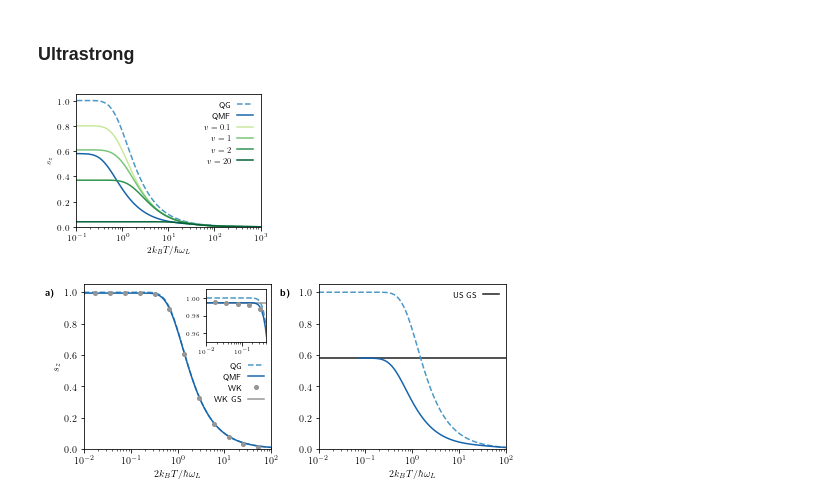
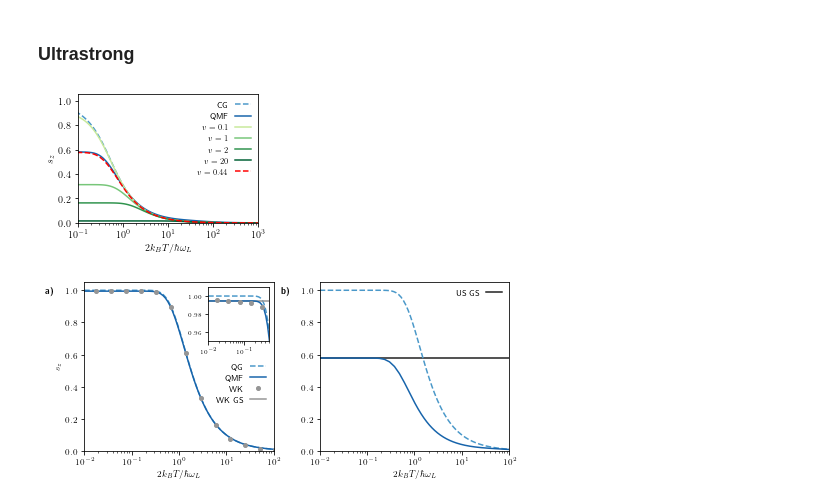
Before and after one commit to quantum-exeter/QuantumSpinDynamics, a Jupyter notebook: plot/plotStatics.ipynb, the cells around one changed output. Saved outputs shown, nothing was run; the diff lists cells and outputs as text; code cells hidden in the pictures.

```diff
--- a/plot/plotStatics.ipynb
+++ b/plot/plotStatics.ipynb
@@ -446,6 +446,9 @@ ax.set_ylabel("$s_z$")
 ax.set_xlim(1.0e-1, 1.0e3)
 ax.set_ylim(0.0, 1.05)
 
+def clGibbs(T):
+    return(1/np.tanh(1/T) - T)
+
 def exponent(v, T):
     return(1/((v/T)*(1/np.tanh(v/T))))
 
@@ -455,41 +458,52 @@ def janetGuess(v, T):
     def state(T):
         partition = np.trace(expm((1/T)*exponent(v, T)*Hs))
         return(-(1/partition)*expm((1/T)*exponent(v, T)*Hs))
-    return(0.8*np.trace(state(T)*sigmaz))
+    return(np.trace(state(T)*sigmaz))
+
+def janetGuessCl(v, T):
+    x = (1/T)*1/((v/T)*(1/np.tanh(v/T)))
+    return(1/np.tanh(x) - (1/x))
 
 listv01= []
+list044 = []
 listv1 = []
 listv2 = []
 listv20 = []
 
 for i in range(0, 100):
-    listv01.append(janetGuess(0.1, dataG_qu[i,0]))
-    listv1.append(janetGuess(1, dataG_qu[i,0]))
-    listv2.append(janetGuess(2, dataG_qu[i,0]))
-    listv20.append(janetGuess(20, dataG_qu[i,0]))
+    listv01.append(janetGuessCl(0.1, dataG_qu[i,0]))
+    list044.append(janetGuessCl(1/np.sqrt(5), dataG_qu[i,0]))
+    listv1.append(janetGuessCl(1, dataG_qu[i,0]))
+    listv2.append(janetGuessCl(2, dataG_qu[i,0]))
+    listv20.append(janetGuessCl(20, dataG_qu[i,0]))
 
-ax.semilogx(dataG_qu[:,0], dataG_qu[:,3], color=bcmap(0.6), linestyle='--', label='QG') # Gibbs
+
+ax.semilogx(dataG_qu[:,0], clGibbs(dataG_qu[:,0]), color=bcmap(0.6), linestyle='--', label='CG') # Gibbs
+
+# ax.semilogx(dataG_qu[:,0], dataG_qu[:,3], color=bcmap(0.6), linestyle='--', label='QG') # Gibbs
 # ax.semilogx(data3D_MFGS_us_prmg[:,0], data3D_MFGS_us_prmg[:,3], color=bcmap(0.6), label='$\\alpha = 20$') # MFGS
 # ax.semilogx(data3D_MFGS_us_prmh[:,0], data3D_MFGS_us_prmh[:,3], color=bcmap(0.7), label='$\\alpha = 60$') # MFGS
 # ax.semilogx(data3D_MFGS_us_prmi[:,0], data3D_MFGS_us_prmi[:,3], color=bcmap(0.8), label='$\\alpha = 80$') # MFGS
 # ax.semilogx(data3D_MFGS_us_prmj[:,0], data3D_MFGS_us_prmj[:,3], color=bcmap(0.9), label='$\\alpha = 500$') # MFGS
 ax.semilogx(data3D_MFGS_us_prmk[:,0], data3D_MFGS_us_prmk[:,3], color=bcmap(0.8), label='QMF') # MFGS
 
 # ax.axhline(1/np.sqrt(3), color='r', label='US GS', zorder=0)
 
 ax.semilogx(dataG_qu[:,0], listv01, color=ocmap(0.3), linestyle='-', label='$v=0.1$')
 ax.semilogx(dataG_qu[:,0], listv1, color=ocmap(0.5), linestyle='-', label='$v=1$')
 ax.semilogx(dataG_qu[:,0], listv2, color=ocmap(0.7), linestyle='-', label='$v=2$')
 ax.semilogx(dataG_qu[:,0], listv20, color=ocmap(0.9), linestyle='-', label='$v=20$')
 
+ax.semilogx(dataG_qu[:,0], list044, color='r', linestyle='--', label = '$v=0.44$')
+
 ax.legend(ncol=1, frameon=False, markerfirst=False)
 
 fig.tight_layout()
 
-plt.savefig('/Users/charliehogg/Dropbox/PhD/1. 3D Project/Graphs/Paper/janet_guess.pdf', dpi=300) # Export for Mac
+# plt.savefig('/Users/charliehogg/Dropbox/PhD/1. 3D Project/Graphs/Paper/janet_guess_cl.pdf', dpi=300) # Export for Mac
 # plt.savefig('C://Users//crh222//Dropbox//PhD//1. 3D Project//Graphs//Paper//janet_guess.pdf', dpi=300) # Export for Windows
 # %% [output]
-[figure, old version]
+[figure, new version]
 # %%
 fig, ax = plt.subplots(1, 2, figsize=(6.75, 3))  #size in inches
 
@@ -527,7 +541,7 @@ axins0.set_ylim(0.95, 1.01)
 ##### Ultrastrong #####
 
 ax[1].semilogx(dataG_qu[:,0], dataG_qu[:,3], color=bcmap(0.6), linestyle='--') # Gibbs
-ax[1].semilogx(data3D_MFGS_us_prmk[:,0], data3D_MFGS_us_prmk[:,3], color=bcmap(0.8)) # MFGS
+ax[1].semilogx(data3D_MFGS_us_prmk[:,0], data3D_MFGS_us_prmk[:,1], color=bcmap(0.8)) # MFGS
 ax[1].axhline(1/np.sqrt(3), color=rcmap(0.9), label='US GS', zorder=0)
 
 ax[0].text(0.15e-2, 0.98, '\\textbf{a)}')
@@ -541,7 +555,7 @@ ax[1].legend(ncol=1, loc='upper right', frameon=False, markerfirst=False)
 
 fig.tight_layout(w_pad = 0.5)
 
-# plt.savefig('/Users/charliehogg/Dropbox/PhD/1. 3D Project/Graphs/Paper/US_WK.pdf', dpi=300) # Export for Mac
-# plt.savefig('C://Users//crh222//Dropbox//PhD//1. 3D Project//Graphs//Paper//US_WK.pdf', dpi=300) # Export for Windows
+# plt.savefig('/Users/charliehogg/test.pdf', dpi=300) # Export for Mac
+# plt.savefig('C://Users//crh222//Dropbox//PhD//1. 3D Project//Graphs//Paper//wk_us.pdf', dpi=300) # Export for Windows
 # %% [output]
-[figure, old version]
+[figure, new version]
```
Also changed, not shown: parts of 3 cells of this notebook.
